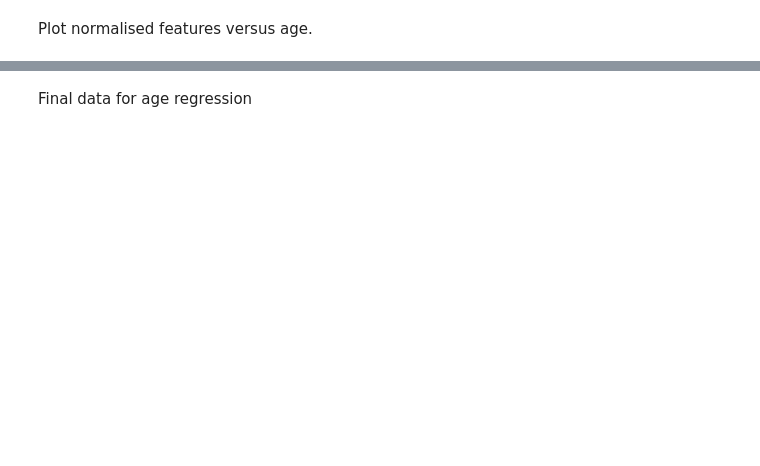
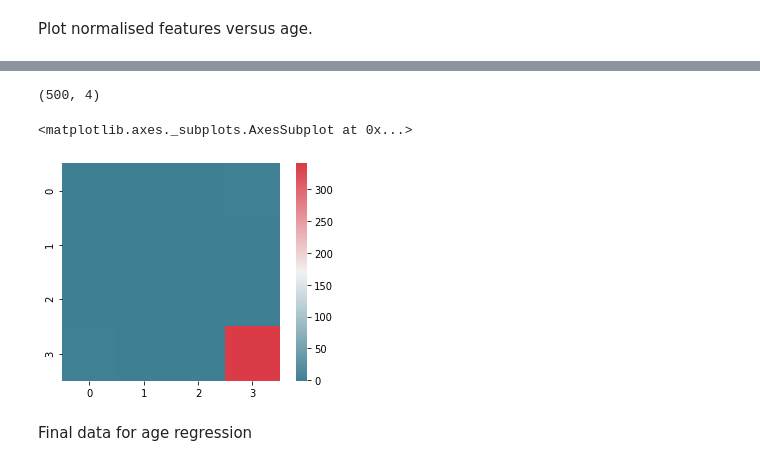
Before and after one commit to gf4417/MLforIMG-CW, a Jupyter notebook: Copy_of_CW_Brain_Age_Regression.ipynb, the cells around one changed output, grey strips where cells are left out. Saved outputs shown, nothing was run; the diff lists cells and outputs as text; code cells hidden in the pictures; blank space fills up the shorter version.

```diff
--- a/Copy_of_CW_Brain_Age_Regression.ipynb
+++ b/Copy_of_CW_Brain_Age_Regression.ipynb
@@ -582,11 +609,6 @@ Mask
 Below is an implementation of a full testing procedure that saves the segmentations in an output folder. Feel free to modify this procedure.
 
 **TASK: You will need to add the calculations of Dice scores (and possibly other metrics) to evaluate the segmentation performance.**
-# %%
-import sklearn.metrics as sk
-def dice_score(prd, seg):
-  assert prd.max() == seg.max() and prd.min() == seg.min(), "Number of classes differ for segmentation and prediction."
-  print(sk.f1_score(prd.flatten(), seg.flatten(), average='weighted'))
 # %%
 pred_dir = os.path.join(out_dir, 'pred')
 if not os.path.exists(pred_dir):
@@ -602,9 +624,10 @@ print('START TESTING...')
 loss_test = 0
 sum_pts = 0
 idx_test = 0
+dsc = 0
 with torch.no_grad():
     for data_sample in dataloader_test:
-        img, seg = data_sample['img'].to(device), data_sample['seg'].to(device)
+        img, seg, msk = data_sample['img'].to(device), data_sample['seg'].to(device), data_sample['msk'].to(device)
         prd = model(img)
         loss_test += F.cross_entropy(prd, seg.squeeze(1), reduction='sum').item()
         sum_pts += np.prod(img_size)
@@ -613,7 +636,7 @@ with torch.no_grad():
 
         # TODO: add additional metrics #
         # Add dice score
-        dice_score(prd, seg)
+        dsc += dice_score(prd * msk, seg * msk, 0)
 
         # Add Surface distance?
         ################################
@@ -627,8 +650,9 @@ with torch.no_grad():
         idx_test += 1
 
 loss_test /= sum_pts
-
+dsc /= len(dataloader_test)
 print('+ TESTING \tLoss: {:.6f}'.format(loss_test))
+print("+         \tDSC: " + str(dsc))
 
 # Show last testing sample as an example
 print('\n\nReference segmentation')
@@ -669,7 +689,7 @@ import os
 seg_dir = './output/pred/'
 
 # USE THIS TO RUN THE CALCULATIONS ON OUR REFERENCE SEGMENTATIONS
-#seg_dir = data_dir + 'segs_refs/'
+seg_dir = data_dir + 'segs_refs/'
 
 meta_data_reg_train = pd.read_csv(data_dir + 'meta/meta_data_regression_train.csv')
 ids_reg_train = list(meta_data_reg_train['subject_id'])
@@ -688,6 +708,10 @@ for idx, _ in enumerate(tqdm(range(len(files_reg_seg_train)), desc='Calculating
         ########################################
         # ADD YOUR CODE HERE
         ########################################
+        seg_img = sitk.GetArrayFromImage(seg)
+        vols[0][idx] = np.sum(seg_img == 1)
+        vols[1][idx] = np.sum(seg_img == 2)
+        vols[2][idx] = np.sum(seg_img == 3)
 # %% [markdown]
 Plot features versus age.
 # %%
@@ -708,3 +734,5 @@ vols_normalised = np.zeros((3,len(files_reg_seg_train)))
 ########################################
 # ADD YOUR CODE HERE
 ########################################
+vols_normalised = vols / vols.sum(axis=0)
+print(vols[:,:2], vols[:,:2].sum(axis=0), vols[:, :2]/vols[:, :2].sum(axis=0))
@@ -723,3 +759,15 @@ plt.show()
+# %%
+# Check colinearity of data
+import seaborn as sns
+X_data = np.concatenate((vols_normalised.T, meta_data_reg_train['age'].values.reshape(-1,1)), 1)
+print(X_data.shape)
+
+corr = np.cov(X_data.T)
+sns.heatmap(corr, mask=np.zeros_like(corr, dtype=np.bool), cmap=sns.diverging_palette(220, 10, as_cmap=True), square=True)
+# %% [output]
+(500, 4)
+<matplotlib.axes._subplots.AxesSubplot at 0x...>
+[figure, added]
 # %% [markdown]
 Final data for age regression
 # %%
```
Also changed, not shown: parts of 12 cells of this notebook.
